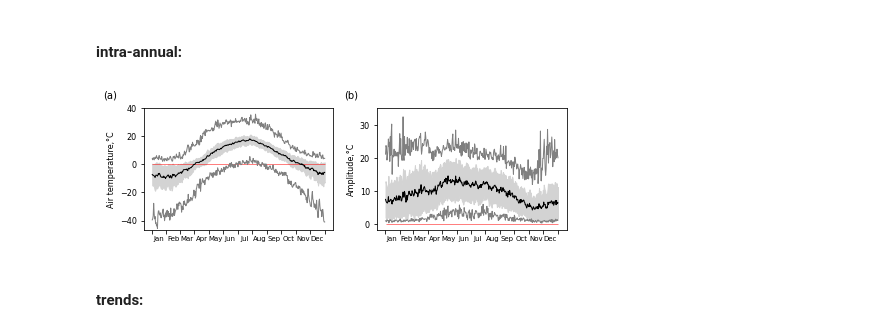
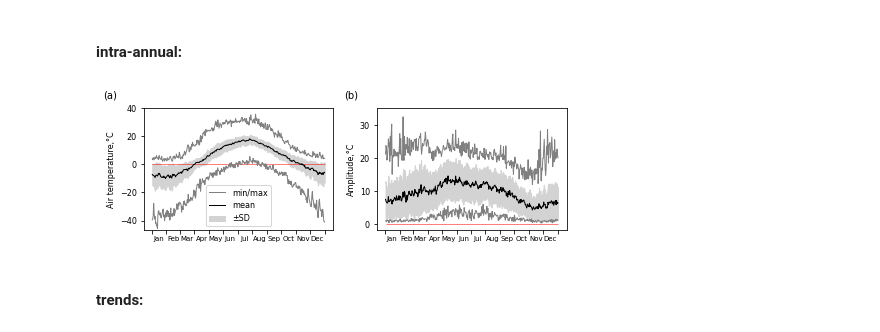
Before and after one commit to shi-hydrology/lammin-suo-plots, a Jupyter notebook: lammin_suo_plots.ipynb, the cells around one changed output. Drawn from its saved outputs; the diff is of its cells as text; code cells hidden in the pictures.

```diff
--- a/lammin_suo_plots.ipynb
+++ b/lammin_suo_plots.ipynb
@@ -70,10 +70,10 @@ def calc_intra_annual(df, mean_col, min_col=None, max_col=None, v=False):
 
 
 def plot_intra_annual(df, ax):
-    ax.fill_between(df.index, df["upper"], df["lower"], color="lightgrey")
-    ax.plot(df.index, df["max"], color="grey", linewidth=1)
+    ax.fill_between(df.index, df["upper"], df["lower"], color="lightgrey", label="±SD")
+    ax.plot(df.index, df["max"], color="grey", linewidth=1, label="min/max")
     ax.plot(df.index, df["min"], color="grey", linewidth=1)
-    ax.plot(df.index, df["mean"], color="k", linewidth=1)
+    ax.plot(df.index, df["mean"], color="k", linewidth=1, label="mean")
 
 
 def mark_axes(ax_tuple, px=-0.1, py=1.15):
@@ -136,35 +136,37 @@ for f in files:
 
     fig, (ax1, ax2) = plt.subplots(1, 2)
     fig.set_size_inches(2*wu, 1*hu)
 
     ######################## Daily temperatures:
     df = calc_intra_annual(tmp, "MEAN_AIR_TEMP", min_col="MIN_AIR_TEMP", max_col="MAX_AIR_TEMP")
     plot_intra_annual(df, ax1)
     ax1.hlines(y=0, xmin=1, xmax=365, linewidth=0.5, color='r')
     ax1.set_ylim([-47, +40])
     # ax1.set_xlabel("Day of year")
     monthly_ticks(ax1, crop=True)
     ax1.set_ylabel("Air temperature,°C")
 
     ######################## Daily amplitudes:
     df = calc_intra_annual(tmp, "DAILY_AMPL")
     plot_intra_annual(df, ax2)
 
     ax2.hlines(y=0, xmin=1, xmax=365, linewidth=0.5, color='r')
     ax2.set_ylim([-2, +35])
     # ax2.set_xlabel("Day of year")
     monthly_ticks(ax2, crop=True)
     ax2.set_ylabel("Amplitude,°C")
 
     ax1.text(-0.14, 1.15, "(a)", transform=ax1.transAxes, fontsize=MEDIUM_SIZE, va='top', ha='right')
     ax2.text(-0.1, 1.15, "(b)", transform=ax2.transAxes, fontsize=MEDIUM_SIZE, va='top', ha='right')
 
+    ax1.legend()
+    #ax2.legend(ncol=3)
     fig.tight_layout()
 
-    fig_path = os.path.join(fig_dir, "test_01.png")
+    fig_path = os.path.join(fig_dir, "fig_05.png")
     plt.savefig(fig_path, dpi=300, transparent=False, facecolor="white")
 # %% [output]
-[figure, old version]
+[figure, new version]
 # %% [markdown]
 #### trends:
 # %%
```
Also changed, not shown: parts of 23 cells of this notebook, 1 other file.
